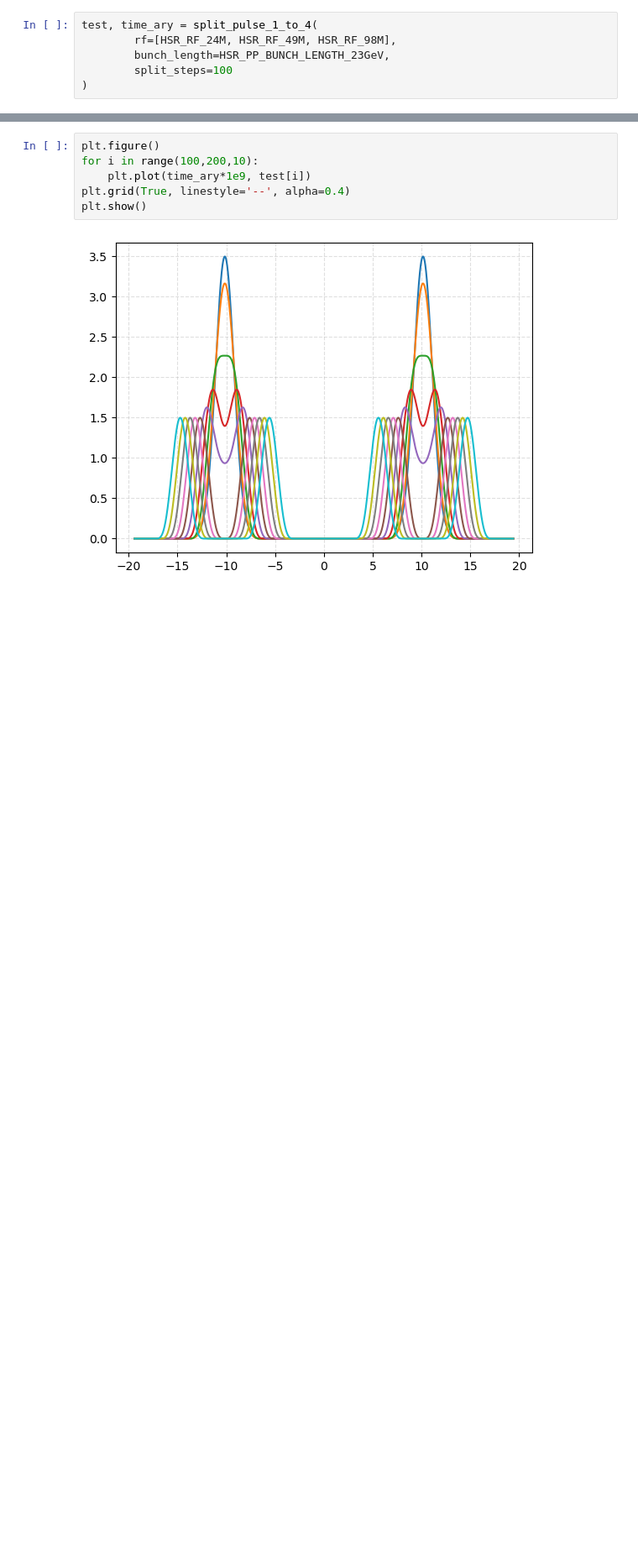
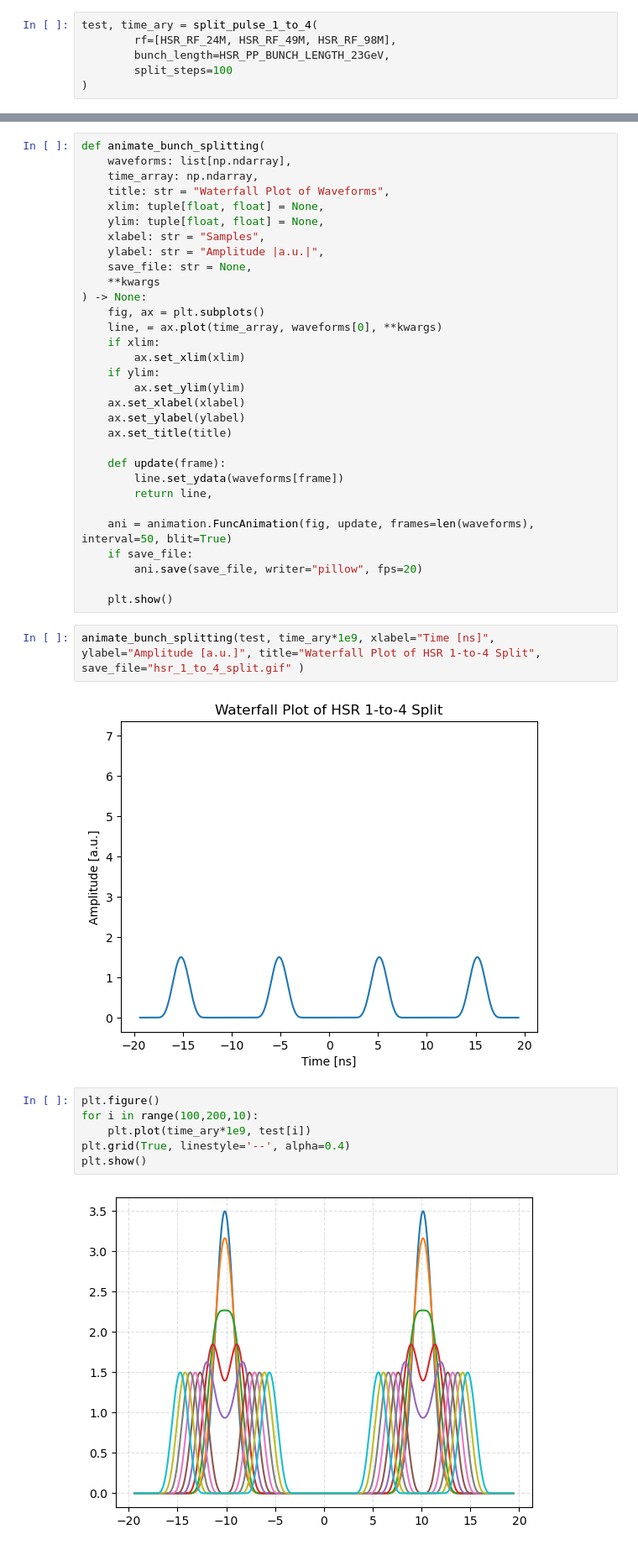
Before and after one commit to whyven/instrSimTools, a Jupyter notebook: instrSimTools/Testing_Notebook.ipynb, the cells around one changed output, grey strips where cells are left out. Shown at 84% size. Saved outputs shown, nothing was run; the diff lists cells and outputs as text; blank space fills up the shorter version.

```diff
--- a/instrSimTools/Testing_Notebook.ipynb
+++ b/instrSimTools/Testing_Notebook.ipynb
@@ -816,3 +825,38 @@ waterfall_plot( test, time_ary*1e9, num_waveforms_to_plot=20, xlabel="Time [ns]"
+# %%
+def animate_bunch_splitting(
+    waveforms: list[np.ndarray],
+    time_array: np.ndarray,
+    title: str = "Waterfall Plot of Waveforms",
+    xlim: tuple[float, float] = None,
+    ylim: tuple[float, float] = None,
+    xlabel: str = "Samples",
+    ylabel: str = "Amplitude |a.u.|",
+    save_file: str = None,
+    **kwargs
+) -> None:
+    fig, ax = plt.subplots()
+    line, = ax.plot(time_array, waveforms[0], **kwargs)
+    if xlim:
+        ax.set_xlim(xlim)
+    if ylim:
+        ax.set_ylim(ylim)
+    ax.set_xlabel(xlabel)
+    ax.set_ylabel(ylabel)
+    ax.set_title(title)
+
+    def update(frame):
+        line.set_ydata(waveforms[frame])
+        return line,
+
+    ani = animation.FuncAnimation(fig, update, frames=len(waveforms), interval=50, blit=True)
+    if save_file:
+        ani.save(save_file, writer="pillow", fps=20)
+
+    plt.show()
+# %%
+animate_bunch_splitting(test, time_ary*1e9, xlabel="Time [ns]", ylabel="Amplitude [a.u.]", title="Waterfall Plot of HSR 1-to-4 Split", save_file="hsr_1_to_4_split.gif" )
+# %% [output]
+[figure, added]
 # %%
 plt.figure()
 for i in range(100,200,10):
```
Also changed, not shown: parts of 5 cells of this notebook, 2 other files.
